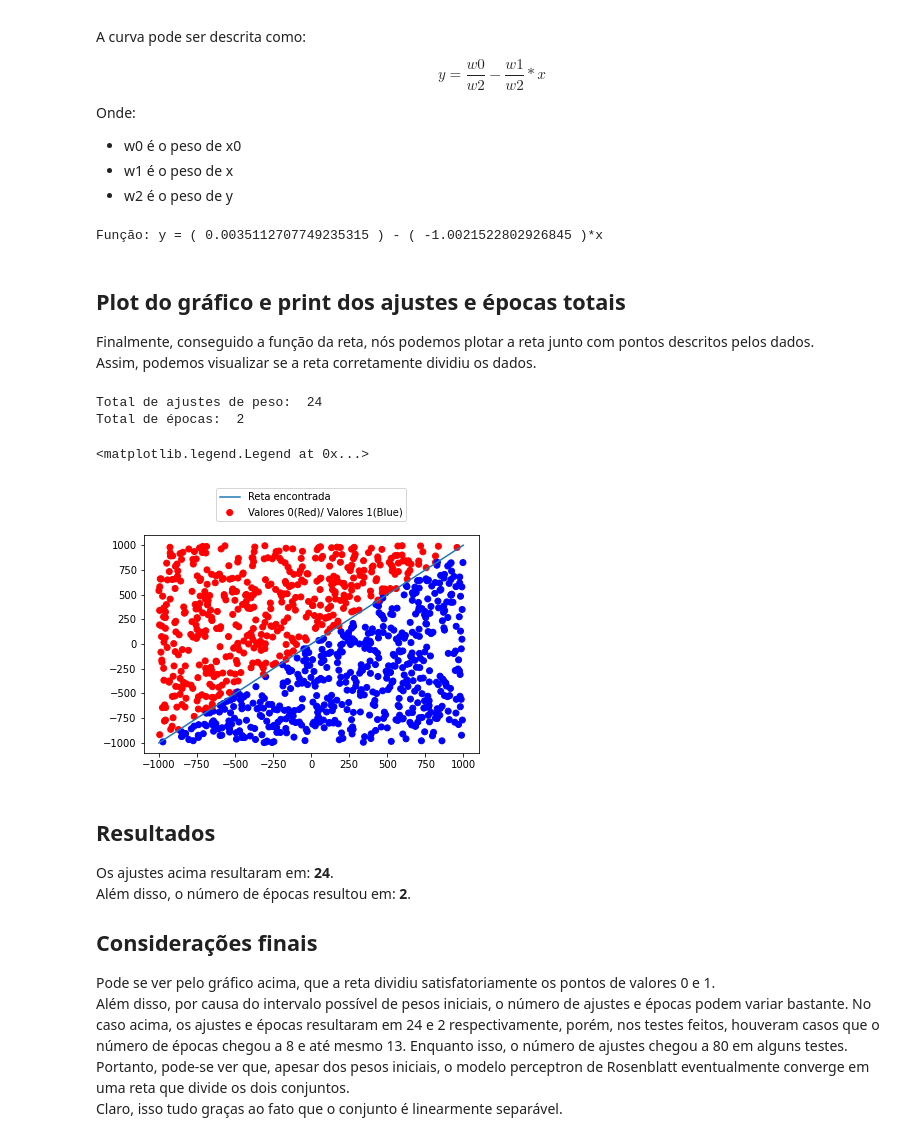
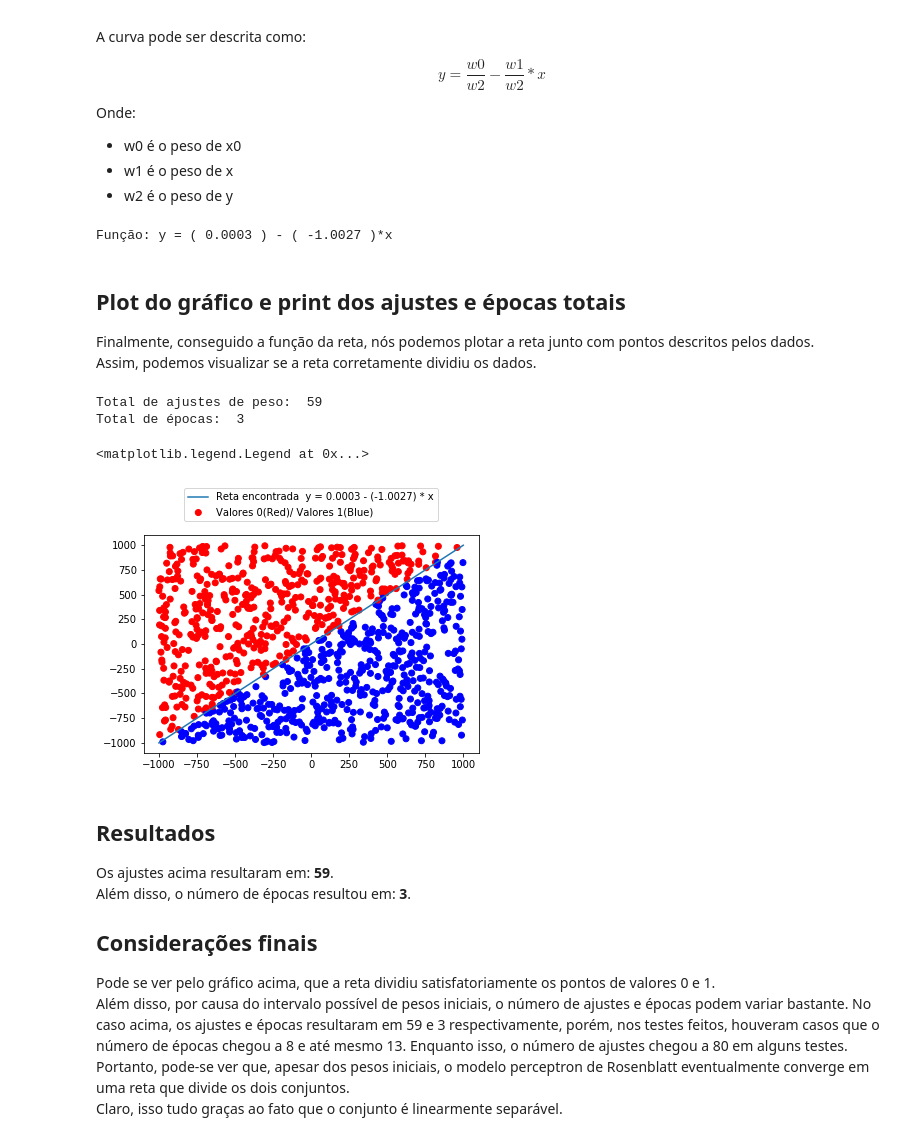
Before and after one commit to levidasilvalima/RNA-PP2, a Jupyter notebook: Parte1/PP2_parte1.ipynb, the cells around one changed output. Cells and saved outputs as stored; diff of their text form; code cells hidden in the pictures.

Commit message:
Reta no gráfico

```diff
--- a/Parte1/PP2_parte1.ipynb
+++ b/Parte1/PP2_parte1.ipynb
@@ -31,8 +29,8 @@ Drive already mounted at /content/drive/; to attempt to forcibly remount, call d
 ## Import do arquivo a ser usado
 Como o próprio nome diz, é import dos dados brutos a serem usados.
 # %%
-# dados_brutos = np.fromfile('./dataAll.txt')
-dados_brutos = np.fromfile('/content/drive/My Drive/Colab Notebooks/dataAll.txt')
+dados_brutos = np.fromfile('./dataAll.txt')
+# dados_brutos = np.fromfile('/content/drive/My Drive/Colab Notebooks/dataAll.txt')
 print(dados_brutos)
 # %% [output]
 [-363.7884  244.1423    0.     ... -140.147   734.0983    0.    ]
@@ -172,8 +169,8 @@ Onde:
 * w1 é o peso de x
 * w2 é o peso de y
 # %%
-funcao_a = pesos[0]/pesos[2]
-funcao_b = pesos[1]/pesos[2]
+funcao_a = round(pesos[0]/pesos[2], 4)
+funcao_b = round(pesos[1]/pesos[2], 4)
 
 x = np.arange(-1000,1000)
 
@@ -181,7 +178,7 @@ y = funcao_a - funcao_b * x
 
 print("Função: y = ( {} ) - ( {} )*x".format(funcao_a, funcao_b))
 # %% [output]
-Função: y = ( 0.0035112707749235315 ) - ( -1.0021522802926845 )*x
+Função: y = ( 0.0003 ) - ( -1.0027 )*x
 # %% [markdown]
 ## Plot do gráfico e print dos ajustes e épocas totais
 Finalmente, conseguido a função da reta, nós podemos plotar a reta junto com pontos descritos pelos dados.
@@ -189,26 +186,26 @@ Assim, podemos visualizar se a reta corretamente dividiu os dados.
 # %%
 cor = np.where(vetor_resposta == 0, "red", "blue")
 
 print("Total de ajustes de peso: ", mudanca_total)
 print("Total de épocas: ", epoca)
 
 plt.scatter(vetor1, vetor2, c=cor, label = "Valores 0(Red)/ Valores 1(Blue)")
-plt.plot(x, y, label = "Reta encontrada")
+plt.plot(x, y, label = "Reta encontrada  y = {} - ({}) * x".format(funcao_a, funcao_b))
 plt.legend(loc="upper center", bbox_to_anchor=(0.5, 1.24))
 # %% [output]
-Total de ajustes de peso:  24
-Total de épocas:  2
+Total de ajustes de peso:  59
+Total de épocas:  3
 <matplotlib.legend.Legend at 0x...>
-[figure, old version]
+[figure, new version]
 # %% [markdown]
 ## Resultados
-Os ajustes acima resultaram em: **24**.
-Além disso, o número de épocas resultou em: **2**.
+Os ajustes acima resultaram em: **59**.
+Além disso, o número de épocas resultou em: **3**.
 
 ## Considerações finais
 Pode se ver pelo gráfico acima, que a reta dividiu satisfatoriamente os pontos de valores 0 e 1.
 Além disso, por causa do intervalo possível de pesos iniciais, o número de ajustes e épocas podem variar bastante.
-No caso acima, os ajustes e épocas resultaram em 24 e 2 respectivamente, porém, nos testes feitos, houveram casos que o número de épocas chegou a 8 e até mesmo 13. Enquanto isso,
+No caso acima, os ajustes e épocas resultaram em 59 e 3 respectivamente, porém, nos testes feitos, houveram casos que o número de épocas chegou a 8 e até mesmo 13. Enquanto isso,
 o número de ajustes chegou a 80 em alguns testes.
 Portanto, pode-se ver que, apesar dos pesos iniciais, o modelo perceptron de Rosenblatt eventualmente converge em uma reta que divide os dois conjuntos.
 Claro, isso tudo graças ao fato que o conjunto é linearmente separável.
```
Also changed, not shown: parts of 4 cells of this notebook.
